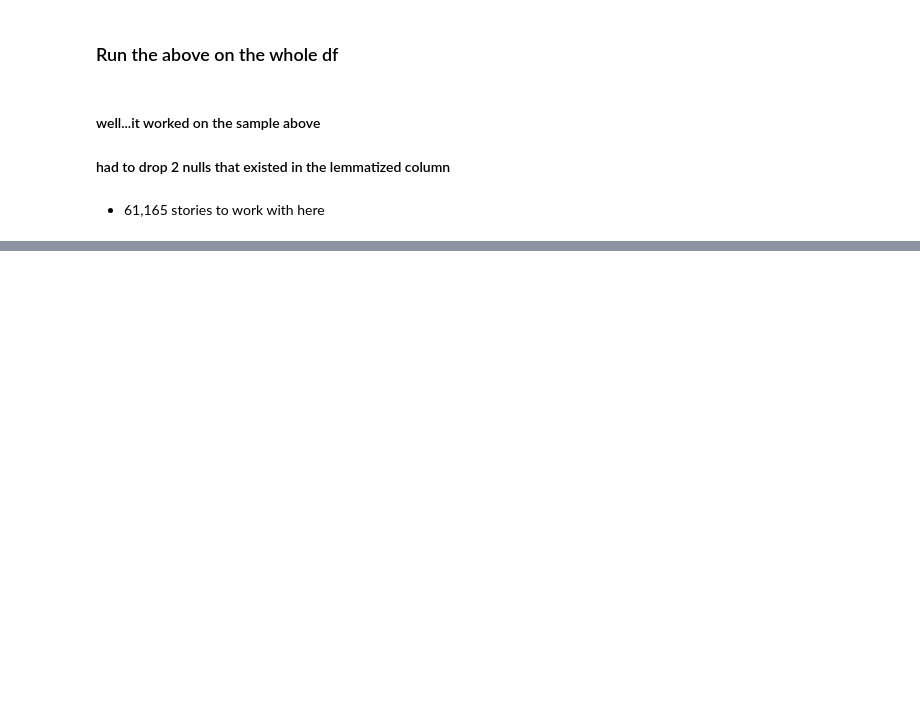
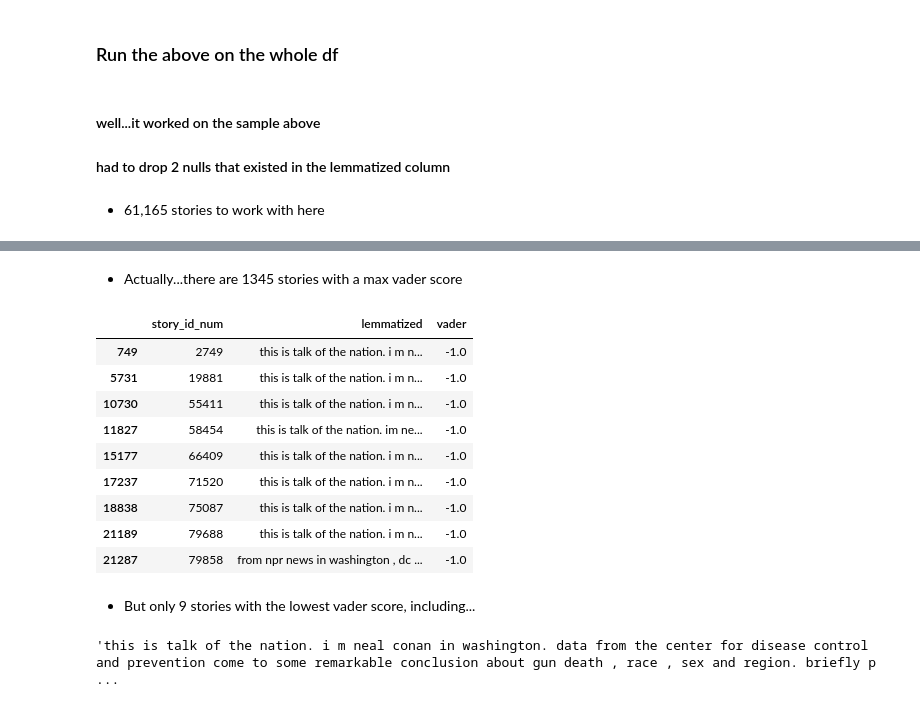
Before and after one commit to npr-nlp/npr-nlp-project, a Jupyter notebook: Brian_LDA_modeling_exploration.ipynb, the cells around one changed output, grey strips where cells are left out. Saved outputs shown, nothing was run; the diff lists cells and outputs as text; code cells hidden in the pictures; blank space fills up the shorter version.

```diff
--- a/Brian_LDA_modeling_exploration.ipynb
+++ b/Brian_LDA_modeling_exploration.ipynb
@@ -92,0 +149,21 @@ stories.head()
+# %% [markdown]
+- Actually...there are 1345 stories with a max vader score
+# %%
+stories[stories.vader == -1]
+# %% [output]
+|  | story_id_num | lemmatized | vader |
+| 749 | 2749 | this is talk of the nation. i m n... | -1.0 |
+| 5731 | 19881 | this is talk of the nation. i m n... | -1.0 |
+| 10730 | 55411 | this is talk of the nation. i m n... | -1.0 |
+| 11827 | 58454 | this is talk of the nation. im ne... | -1.0 |
+| 15177 | 66409 | this is talk of the nation. i m n... | -1.0 |
+| 17237 | 71520 | this is talk of the nation. i m n... | -1.0 |
+| 18838 | 75087 | this is talk of the nation. i m n... | -1.0 |
+| 21189 | 79688 | this is talk of the nation. i m n... | -1.0 |
+| 21287 | 79858 | from npr news in washington , dc ... | -1.0 |
+# %% [markdown]
+- But only 9 stories with the lowest vader score, including...
+# %%
+stories.lemmatized[749]
+# %% [output]
+'this is talk of the nation. i m neal conan in washington. data from the center for disease control and prevention come to some remarkable conclusion about gun death , race , sex and region. briefly p ...
```
Also changed, not shown: parts of 10 cells of this notebook.
